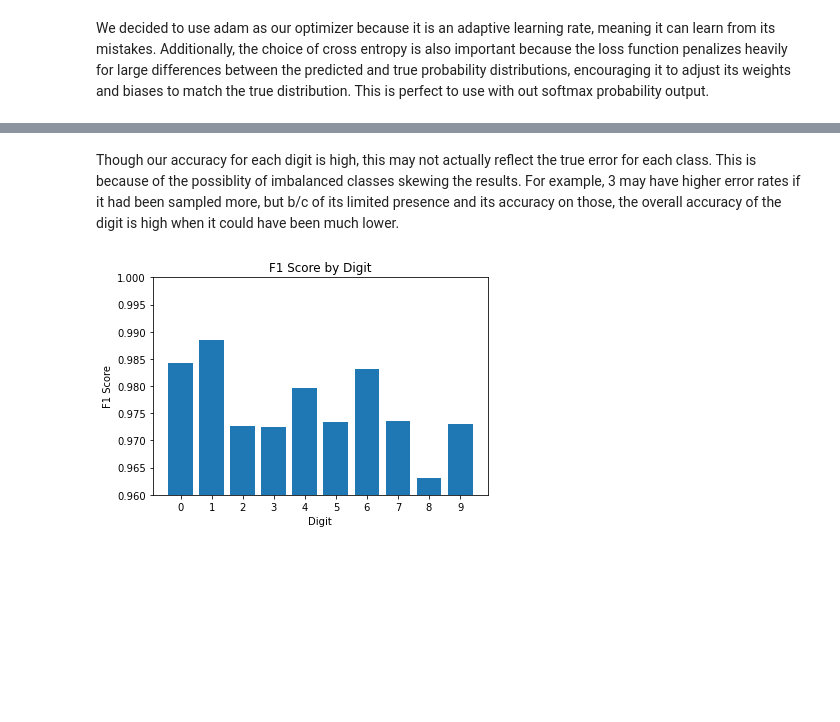
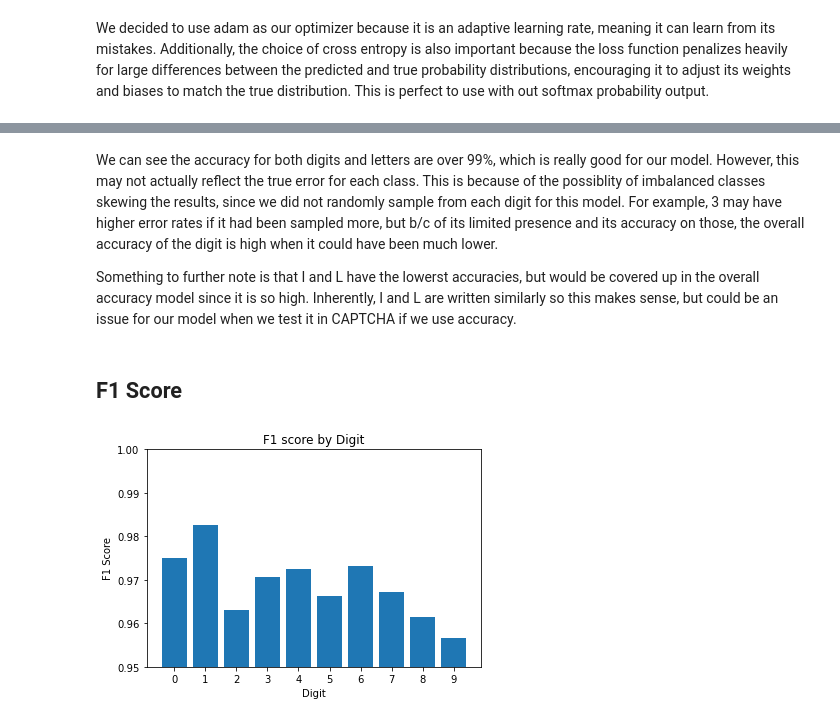
Before and after one commit to COGS118A/Group008-Wi23, a Jupyter notebook: CheckpointGroup008-Wi23.ipynb, the cells around one changed output, grey strips where cells are left out. Cells and saved outputs as stored; diff of their text form; code cells hidden in the pictures; blank space fills up the shorter version.

```diff
--- a/CheckpointGroup008-Wi23.ipynb
+++ b/CheckpointGroup008-Wi23.ipynb
@@ -52,9 +127,9 @@ To enable them in other operations, rebuild TensorFlow with the appropriate comp
 # %%
-(x_train, y_train), (x_test, y_test) = mnist.load_data()
-x_train = x_train.astype('float32') / 255.0
-x_test = x_test.astype('float32') / 255.0
-print("Training set shape:", x_train.shape, y_train.shape)
-print("Testing set shape:", x_test.shape, y_test.shape)
+(x_train_mnist, y_train_mnist), (x_test_mnist, y_test_mnist) = mnist.load_data()
+x_train_mnist = x_train_mnist.astype('float32') / 255.0
+x_test_mnist = x_test_mnist.astype('float32') / 255.0
+print("Training set shape:", x_train_mnist.shape, y_train_mnist.shape)
+print("Testing set shape:", x_test_mnist.shape, y_test_mnist.shape)
 # %% [output]
 Training set shape: (60000, 28, 28) (60000,)
 Testing set shape: (10000, 28, 28) (10000,)
@@ -60,0 +142,5 @@ Testing set shape: (10000, 28, 28) (10000,)
+# %%
+x_train = np.concatenate((x_train_mnist, x_train_emnist), axis=0)
+y_train = np.concatenate((y_train_mnist, y_train_emnist), axis=0)
+x_test = np.concatenate((x_test_mnist, x_test_emnist), axis=0)
+y_test = np.concatenate((y_test_mnist, y_test_emnist), axis=0)
@@ -259,5 +371,5 @@ from tensorflow.keras import layers
 model = keras.Sequential([
     layers.Dense(128, activation='relu', input_shape=(784,)),
     layers.Dense(64, activation='relu'),
-    layers.Dense(10, activation='softmax')
+    layers.Dense(37, activation='softmax')
 ])
@@ -310,13 +429,20 @@ plt.show()
 # %% [markdown]
-Though our accuracy for each digit is high, this may not actually reflect the true error for each class. This is because of the possiblity of imbalanced classes skewing the results. For example, 3 may have higher error rates if it had been sampled more, but b/c of its limited presence and its accuracy on those, the overall accuracy of the digit is high when it could have been much lower.
+We can see the accuracy for both digits and letters are over 99%, which is really good for our model. However, this may not actually reflect the true error for each class. This is because of the possiblity of imbalanced classes skewing the results, since we did not randomly sample from each digit for this model. For example, 3 may have higher error rates if it had been sampled more, but b/c of its limited presence and its accuracy on those, the overall accuracy of the digit is high when it could have been much lower.
+
+Something to further note is that I and L have the lowerst accuracies, but would be covered up in the overall accuracy model since it is so high. Inherently, I and L are written similarly so this makes sense, but could be an issue for our model when we test it in CAPTCHA if we use accuracy.
+# %% [markdown]
+## F1 Score
+# %%
+F1_score = get_F1_score(cm)
+digit_F1_score = F1_score[:10]
+letter_F1_score = F1_score[10:]
 # %%
-F1_score = get_F1_score(cm)
-plt.bar(range(10), F1_score)
+plt.bar(range(10), digit_F1_score)
 plt.xlabel('Digit')
 plt.ylabel('F1 Score')
-plt.title('F1 Score by Digit')
-plt.ylim(0.96, 1.0)
+plt.title('F1 score by Digit')
+plt.ylim(0.95, 1.0)
 plt.xticks(range(10), range(10))
 plt.show()
 # %% [output]
-[figure, old version]
+[figure, new version]
```
Also changed, not shown: parts of 50 cells of this notebook.
